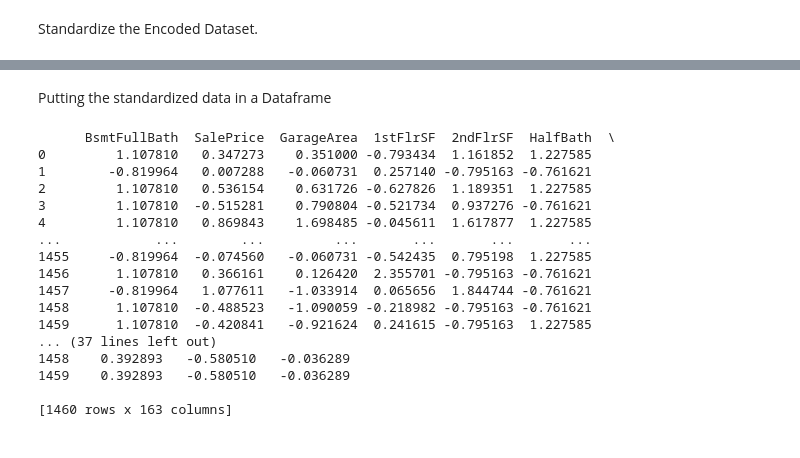
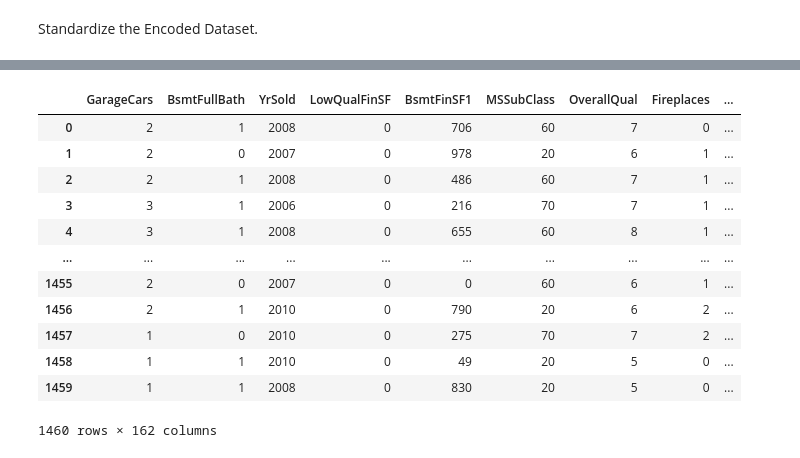
Before and after one commit to JoanWaweru/ML-Group-5-Tasks, a Jupyter notebook: Housing_Price_Task.ipynb, the cells around one changed output, grey strips where cells are left out. Cells and saved outputs as stored; diff of their text form; code cells hidden in the pictures.

```diff
--- a/Housing_Price_Task.ipynb
+++ b/Housing_Price_Task.ipynb
@@ -247,24 +217,19 @@ array([[ 1.10781015,  0.34727322,  0.35100032, ..., -1.15326332,
-# %% [markdown]
-Putting the standardized data in a Dataframe
-# %%
-standardized_df = pd.DataFrame(standardized_data, columns=joinedData.columns)
-
-print(standardized_df)
-# %% [output]
-      BsmtFullBath  SalePrice  GarageArea  1stFlrSF  2ndFlrSF  HalfBath  \
-0         1.107810   0.347273    0.351000 -0.793434  1.161852  1.227585
-1        -0.819964   0.007288   -0.060731  0.257140 -0.795163 -0.761621
-2         1.107810   0.536154    0.631726 -0.627826  1.189351  1.227585
-3         1.107810  -0.515281    0.790804 -0.521734  0.937276 -0.761621
-4         1.107810   0.869843    1.698485 -0.045611  1.617877  1.227585
-...            ...        ...         ...       ...       ...       ...
-1455     -0.819964  -0.074560   -0.060731 -0.542435  0.795198  1.227585
-1456      1.107810   0.366161    0.126420  2.355701 -0.795163 -0.761621
-1457     -0.819964   1.077611   -1.033914  0.065656  1.844744 -0.761621
-1458      1.107810  -0.488523   -1.090059 -0.218982 -0.795163 -0.761621
-1459      1.107810  -0.420841   -0.921624  0.241615 -0.795163  1.227585
-... (37 lines left out)
-1458    0.392893   -0.580510   -0.036289
-1459    0.392893   -0.580510   -0.036289
-
-[1460 rows x 163 columns]
+# %%
+scaler = StandardScaler()
+df_X = joinedData.drop('SalePrice', axis=1)
+X = np.array(df_X)
+df_X
+# %% [output]
+|  | GarageCars | BsmtFullBath | YrSold | LowQualFinSF | BsmtFinSF1 | MSSubClass | OverallQual | Fireplaces | ... |
+| 0 | 2 | 1 | 2008 | 0 | 706 | 60 | 7 | 0 | ... |
+| 1 | 2 | 0 | 2007 | 0 | 978 | 20 | 6 | 1 | ... |
+| 2 | 2 | 1 | 2008 | 0 | 486 | 60 | 7 | 1 | ... |
+| 3 | 3 | 1 | 2006 | 0 | 216 | 70 | 7 | 1 | ... |
+| 4 | 3 | 1 | 2008 | 0 | 655 | 60 | 8 | 1 | ... |
+| ... | ... | ... | ... | ... | ... | ... | ... | ... | ... |
+| 1455 | 2 | 0 | 2007 | 0 | 0 | 60 | 6 | 1 | ... |
+| 1456 | 2 | 1 | 2010 | 0 | 790 | 20 | 6 | 2 | ... |
+| 1457 | 1 | 0 | 2010 | 0 | 275 | 70 | 7 | 2 | ... |
+| 1458 | 1 | 1 | 2010 | 0 | 49 | 20 | 5 | 0 | ... |
+| 1459 | 1 | 1 | 2008 | 0 | 830 | 20 | 5 | 0 | ... |
+1460 rows × 162 columns
```
Also changed, not shown: parts of 14 cells of this notebook.
